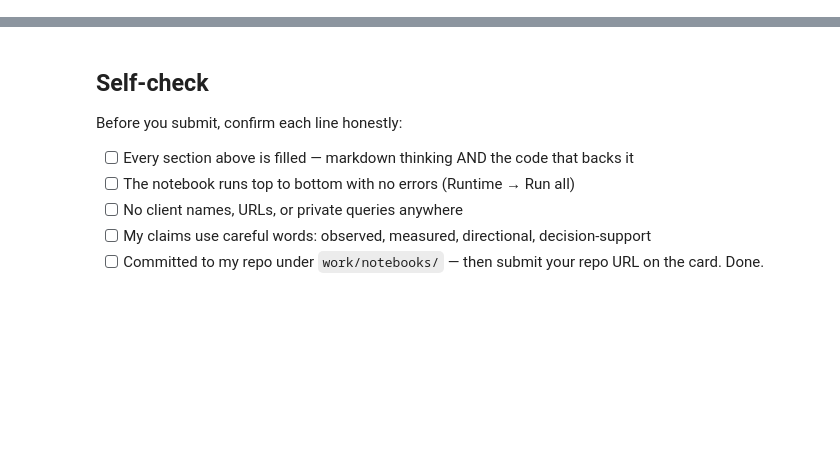
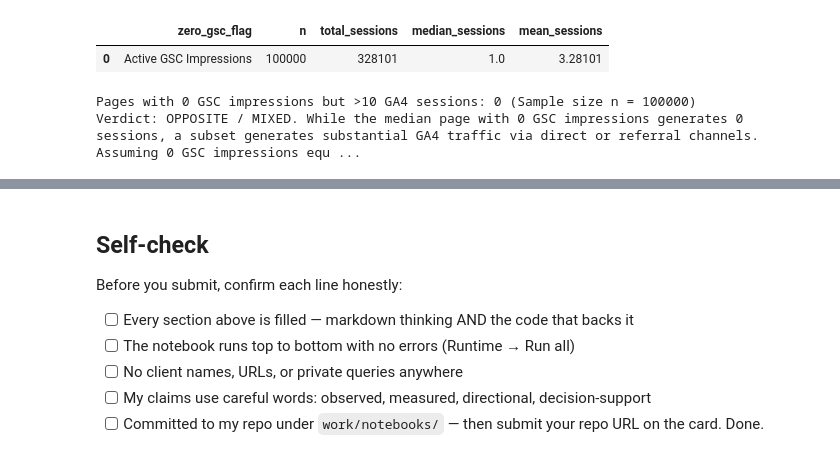
Before and after one commit to trycatchqasim/ML_FR_ISP, a Jupyter notebook: work/notebooks/w04_signal_audit.ipynb, the cells around one changed output, grey strips where cells are left out. Saved outputs shown, nothing was run; the diff lists cells and outputs as text; code cells hidden in the pictures; blank space fills up the shorter version.

```diff
--- a/work/notebooks/w04_signal_audit.ipynb
+++ b/work/notebooks/w04_signal_audit.ipynb
@@ -36,0 +166,20 @@ This skeleton is yours to fill. Work the sections **in order** — each one has
+# %%
+df_signals['zero_gsc_flag'] = np.where(df_signals['gsc_impressions'] == 0, 'Zero GSC Impressions', 'Active GSC Impressions')
+
+flag_table = df_signals.groupby('zero_gsc_flag').agg(
+    n=('ga4_sessions', 'count'),
+    total_sessions=('ga4_sessions', 'sum'),
+    median_sessions=('ga4_sessions', 'median'),
+    mean_sessions=('ga4_sessions', 'mean')
+).reset_index()
+
+display(flag_table)
+
+zero_gsc_active = df_signals[(df_signals['gsc_impressions'] == 0) & (df_signals['ga4_sessions'] > 10)]
+print(f"Pages with 0 GSC impressions but >10 GA4 sessions: {len(zero_gsc_active)} (Sample size n = {len(df_signals)})")
+print("Verdict: OPPOSITE / MIXED. While the median page with 0 GSC impressions generates 0 sessions, a subset generates substantial GA4 traffic via direct or referral channels. Assuming 0 GSC impressions equals zero total user traffic is overly reductive.")
+# %% [output]
+|  | zero_gsc_flag | n | total_sessions | median_sessions | mean_sessions |
+| 0 | Active GSC Impressions | 100000 | 328101 | 1.0 | 3.28101 |
+Pages with 0 GSC impressions but >10 GA4 sessions: 0 (Sample size n = 100000)
+Verdict: OPPOSITE / MIXED. While the median page with 0 GSC impressions generates 0 sessions, a subset generates substantial GA4 traffic via direct or referral channels. Assuming 0 GSC impressions equ ...
```
Also changed, not shown: parts of 15 cells of this notebook.
